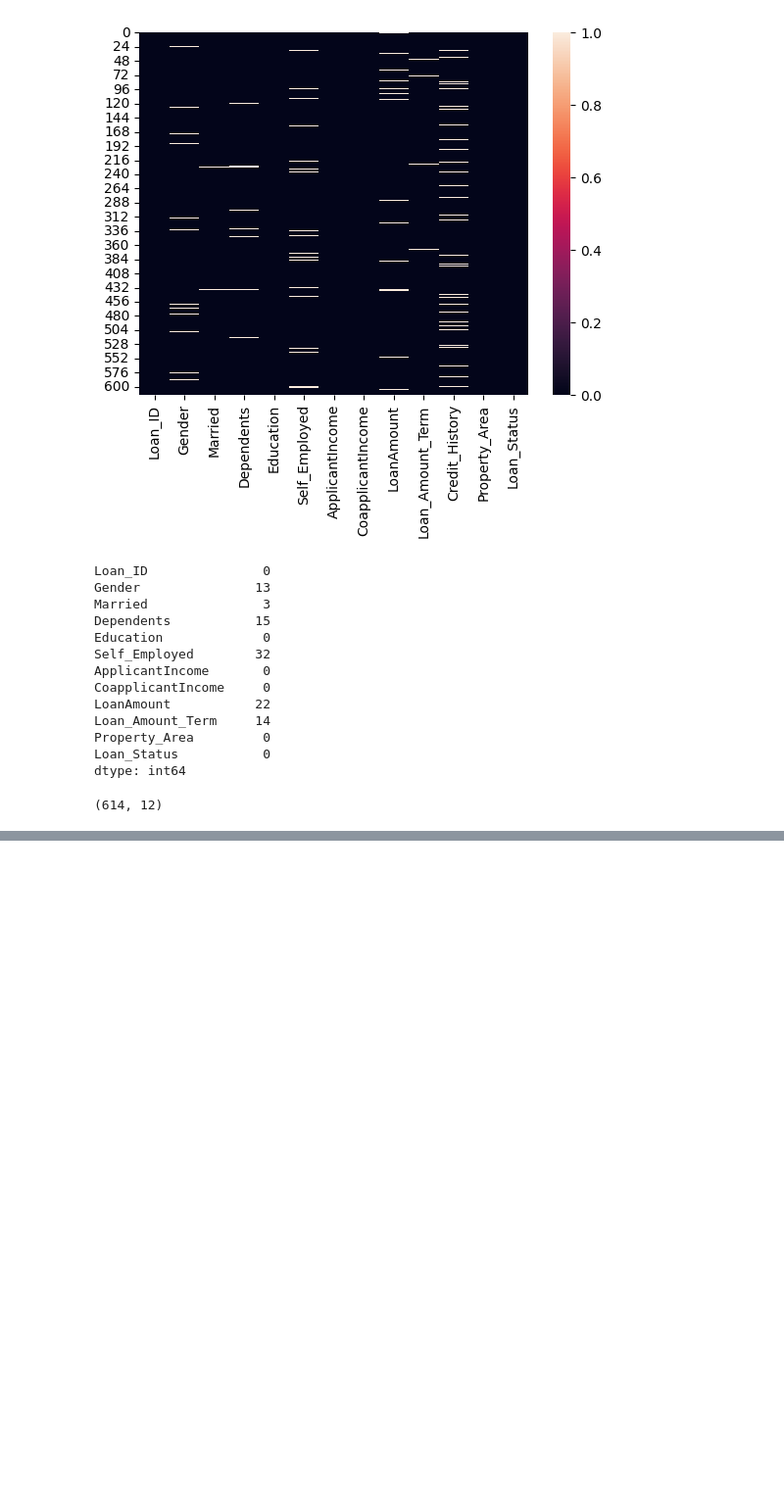
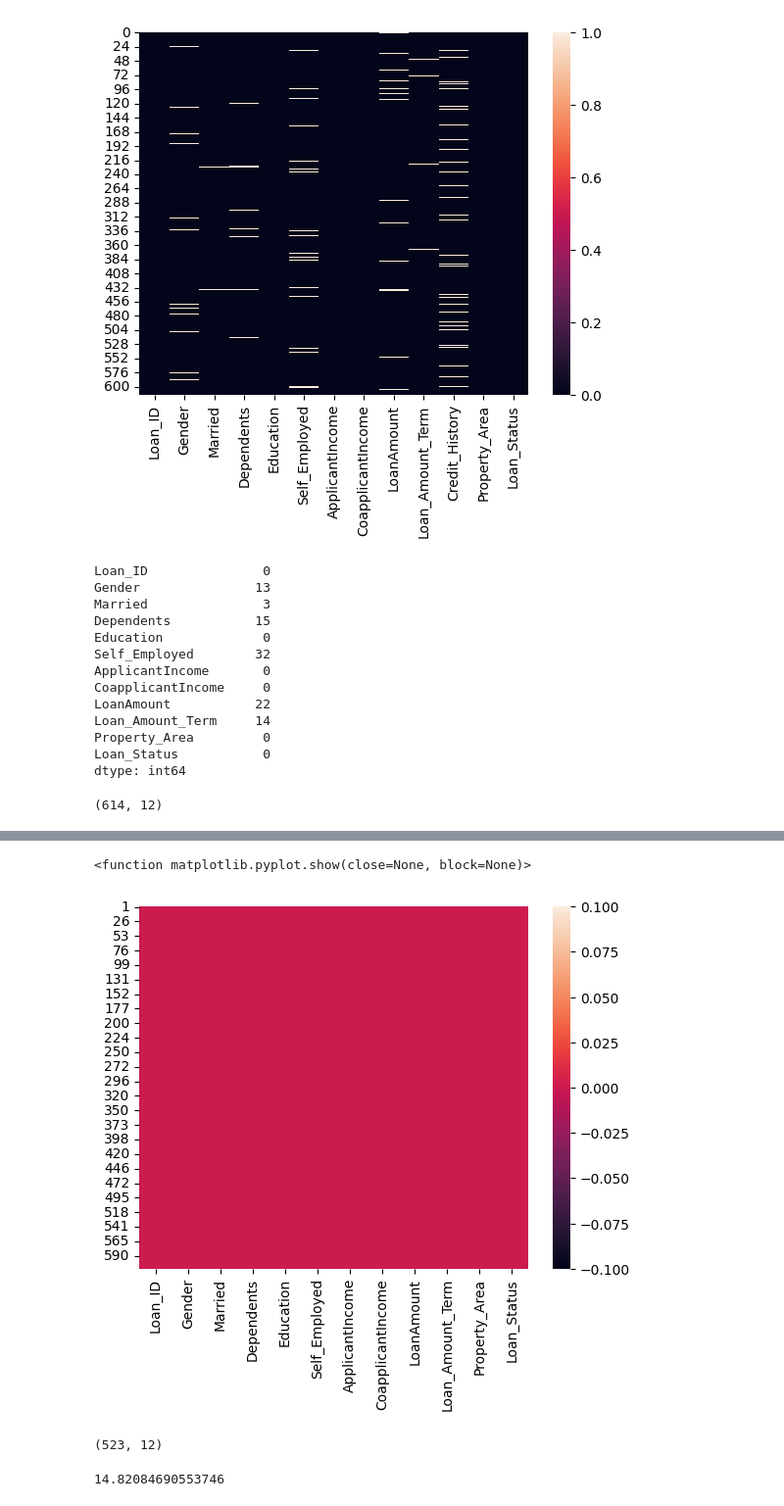
Before and after one commit to Prashantkumar95/Machine-learning, a Jupyter notebook: datahandeling.ipynb, the cells around one changed output, grey strips where cells are left out. Shown at 98% size. Drawn from its saved outputs; the diff is of its cells as text; code cells hidden in the pictures; blank space fills up the shorter version.

Commit message:
data cleaning and handling

```diff
--- a/datahandeling.ipynb
+++ b/datahandeling.ipynb
@@ -76,3 +76,5 @@ dtype: int64
 dataset.shape
 # %% [output]
 (614, 12)
+# %%
+dataset.dropna(inplace=True)
@@ -78,0 +97,15 @@ dataset.shape
+# %%
+sns.heatmap(dataset.isnull())
+plt.show
+# %% [output]
+<function matplotlib.pyplot.show(close=None, block=None)>
+[figure, added]
+# %%
+dataset.shape
+# %% [output]
+(523, 12)
+# %%
+# check the percentage of how much data we loose
+((614-523)/614)*100
+# %% [output]
+14.82084690553746
```
Also changed, not shown: parts of 2 cells of this notebook, 2 other files.
